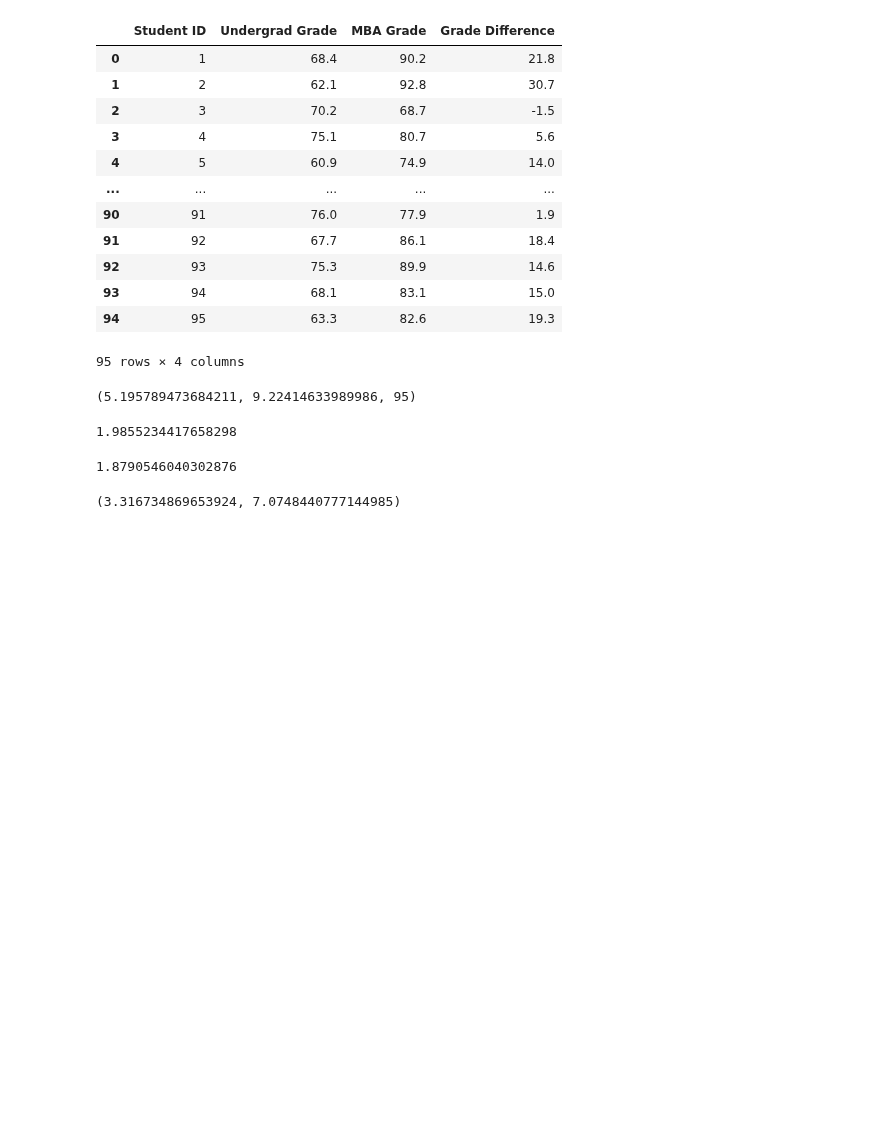
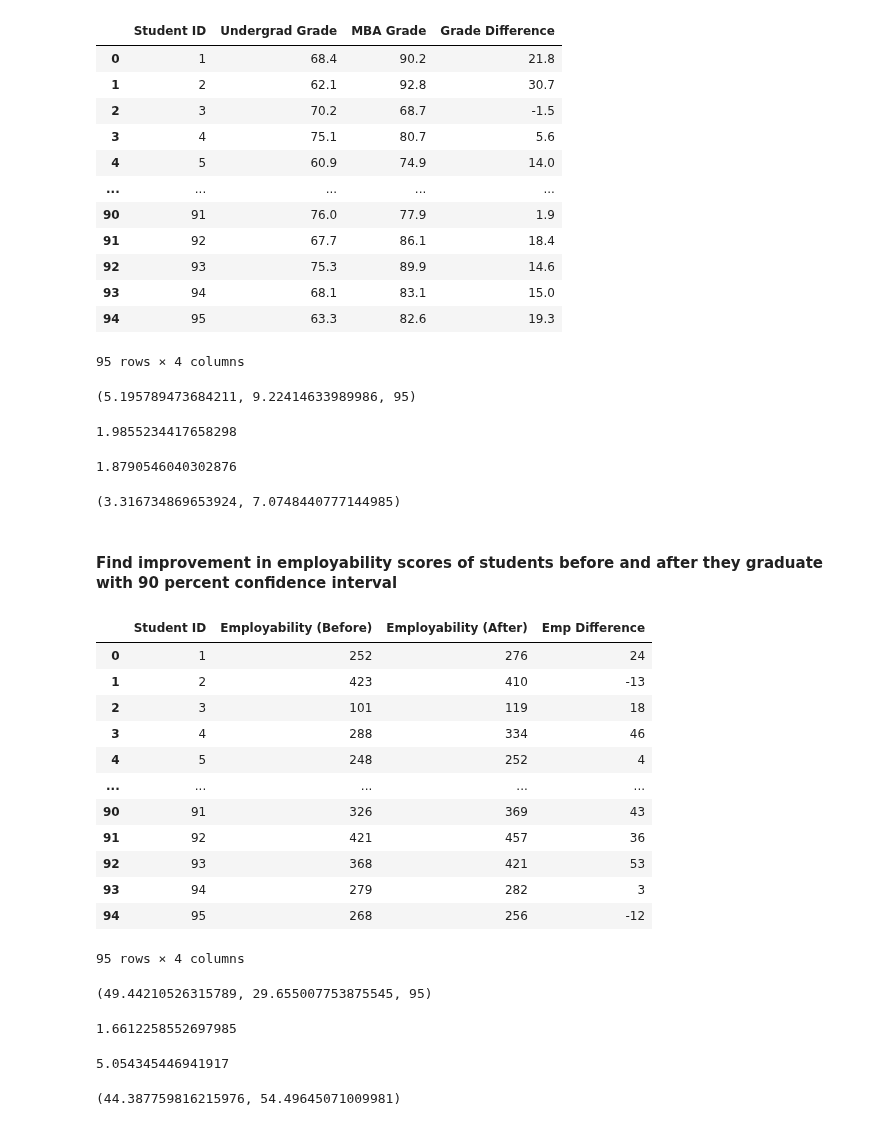
Before and after one commit to MeetPatel89/recruitment_analysis, a Jupyter notebook: student_t.ipynb, the cells around one changed output. Saved outputs shown, nothing was run; the diff lists cells and outputs as text; code cells hidden in the pictures; blank space fills up the shorter version.

Commit message:
find improvement in employability scores of students before and after they graduate with 90 percent confidence interval

```diff
--- a/student_t.ipynb
+++ b/student_t.ipynb
@@ -259,3 +259,49 @@ confidence_interval = (sample_mean - margin_of_error, sample_mean + margin_of_er
 confidence_interval
 # %% [output]
 (3.316734869653924, 7.0748440777144985)
+# %% [markdown]
+#### Find improvement in employability scores of students before and after they graduate with 90 percent confidence interval
+# %%
+emp = student_grades.loc[:, ["Student ID", "Employability (Before)", "Employability (After)"]]
+emp["Emp Difference"] = emp["Employability (After)"] - emp["Employability (Before)"]
+emp
+# %% [output]
+|  | Student ID | Employability (Before) | Employability (After) | Emp Difference |
+| 0 | 1 | 252 | 276 | 24 |
+| 1 | 2 | 423 | 410 | -13 |
+| 2 | 3 | 101 | 119 | 18 |
+| 3 | 4 | 288 | 334 | 46 |
+| 4 | 5 | 248 | 252 | 4 |
+| ... | ... | ... | ... | ... |
+| 90 | 91 | 326 | 369 | 43 |
+| 91 | 92 | 421 | 457 | 36 |
+| 92 | 93 | 368 | 421 | 53 |
+| 93 | 94 | 279 | 282 | 3 |
+| 94 | 95 | 268 | 256 | -12 |
+95 rows × 4 columns
+# %%
+# compute sample stats
+sample_mean = emp["Emp Difference"].mean()
+sample_size = emp["Emp Difference"].count()
+sample_std = emp["Emp Difference"].std()
+sample_mean, sample_std, sample_size
+# %% [output]
+(49.44210526315789, 29.655007753875545, 95)
+# %%
+# compute t statistic for given alpha for 90 percent confidence interval
+t_stat = t.ppf(1-0.05, df=sample_size-1)
+t_stat
+# %% [output]
+1.6612258552697985
+# %%
+# compute marging of error
+margin_of_error = t_stat * (sample_std / np.sqrt(sample_size))
+margin_of_error
+# %% [output]
+5.054345446941917
+# %%
+# compute confidence interval
+confidence_interval = (sample_mean - margin_of_error, sample_mean + margin_of_error)
+confidence_interval
+# %% [output]
+(44.387759816215976, 54.49645071009981)
```
